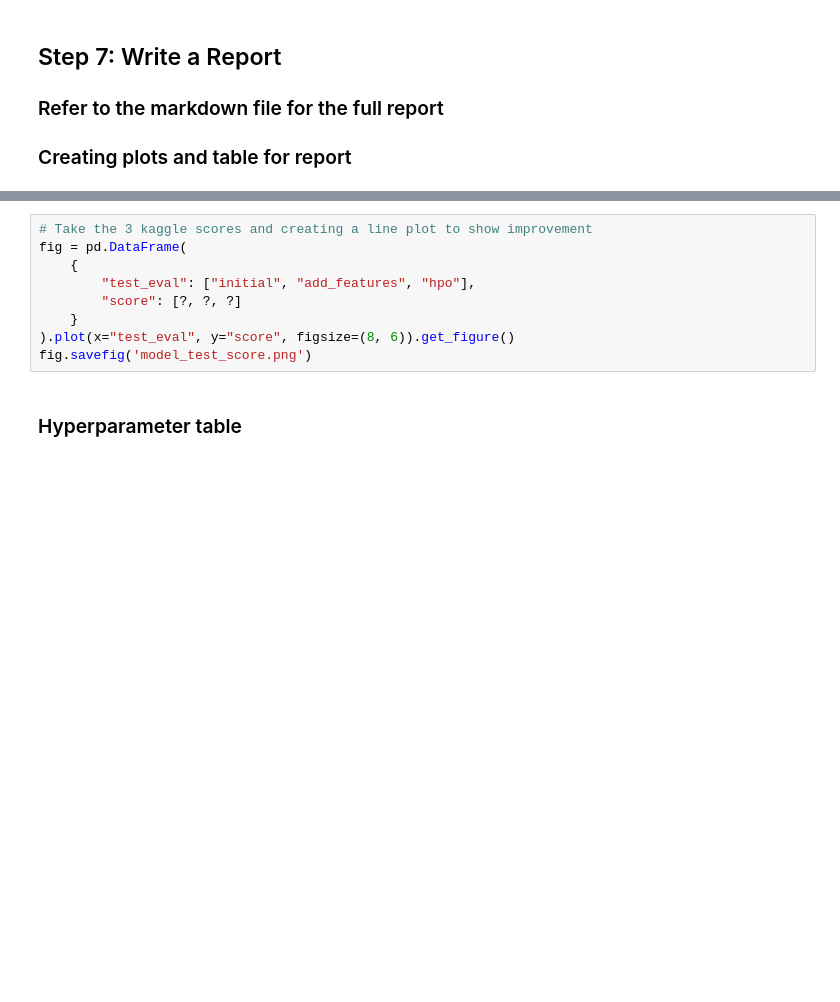
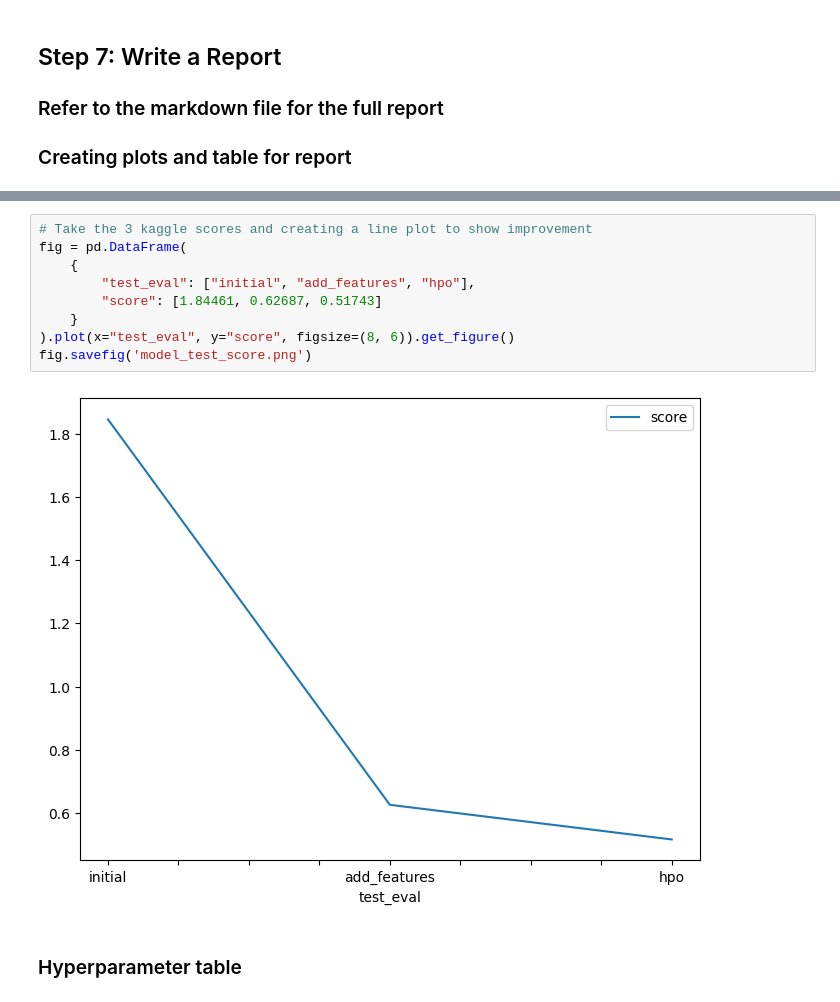
Before and after one commit to ayouboumy/udacity-first-project-starter, a Jupyter notebook: project/project-template.ipynb, the cells around one changed output, grey strips where cells are left out. Drawn from its saved outputs; the diff is of its cells as text; blank space fills up the shorter version.

```diff
--- a/project/project-template.ipynb
+++ b/project/project-template.ipynb
@@ -591,12 +878,14 @@ fig.savefig('model_train_score.png')
 # %%
 # Take the 3 kaggle scores and creating a line plot to show improvement
 fig = pd.DataFrame(
     {
         "test_eval": ["initial", "add_features", "hpo"],
-        "score": [?, ?, ?]
+        "score": [1.84461, 0.62687, 0.51743]
     }
 ).plot(x="test_eval", y="score", figsize=(8, 6)).get_figure()
 fig.savefig('model_test_score.png')
+# %% [output]
+[figure, added]
 # %% [markdown]
 ### Hyperparameter table
 # %%
```
Also changed, not shown: parts of 29 cells of this notebook.
